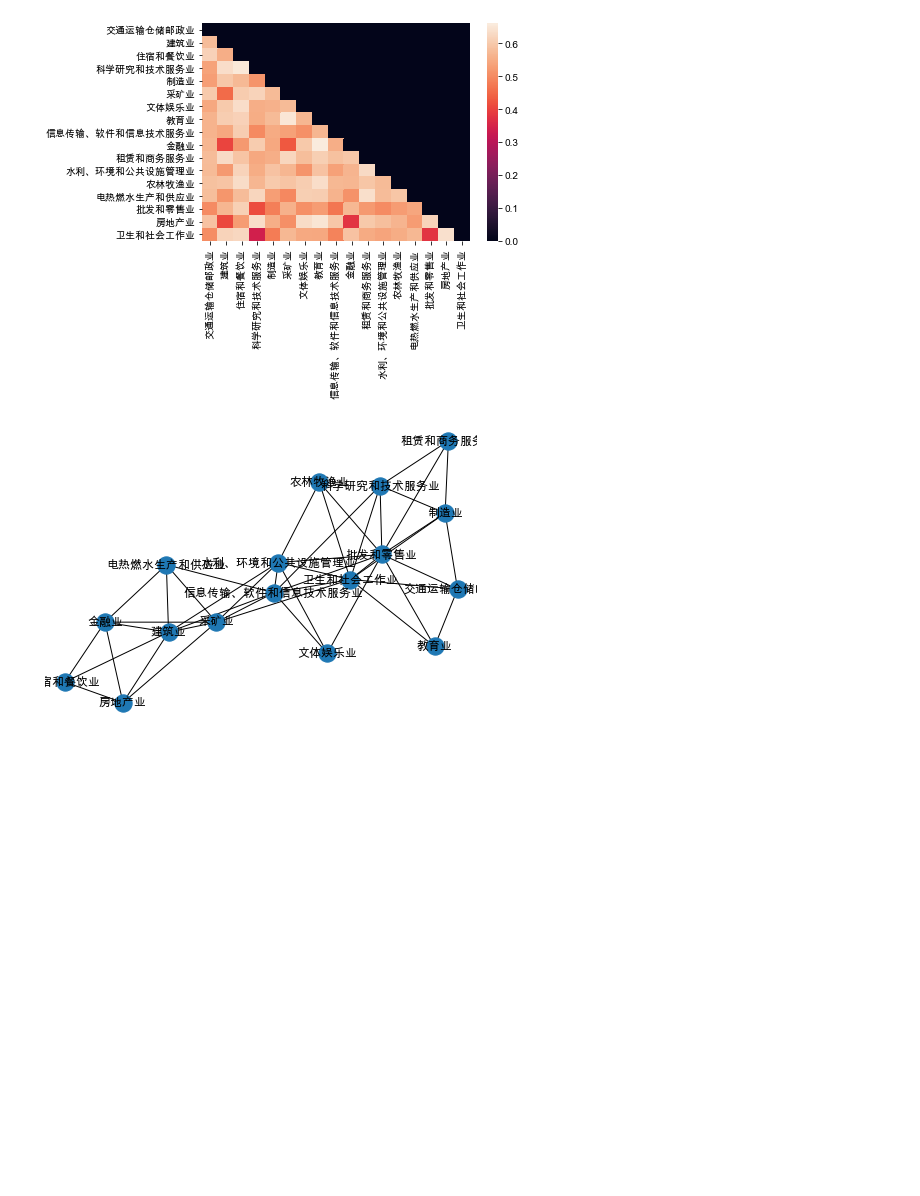
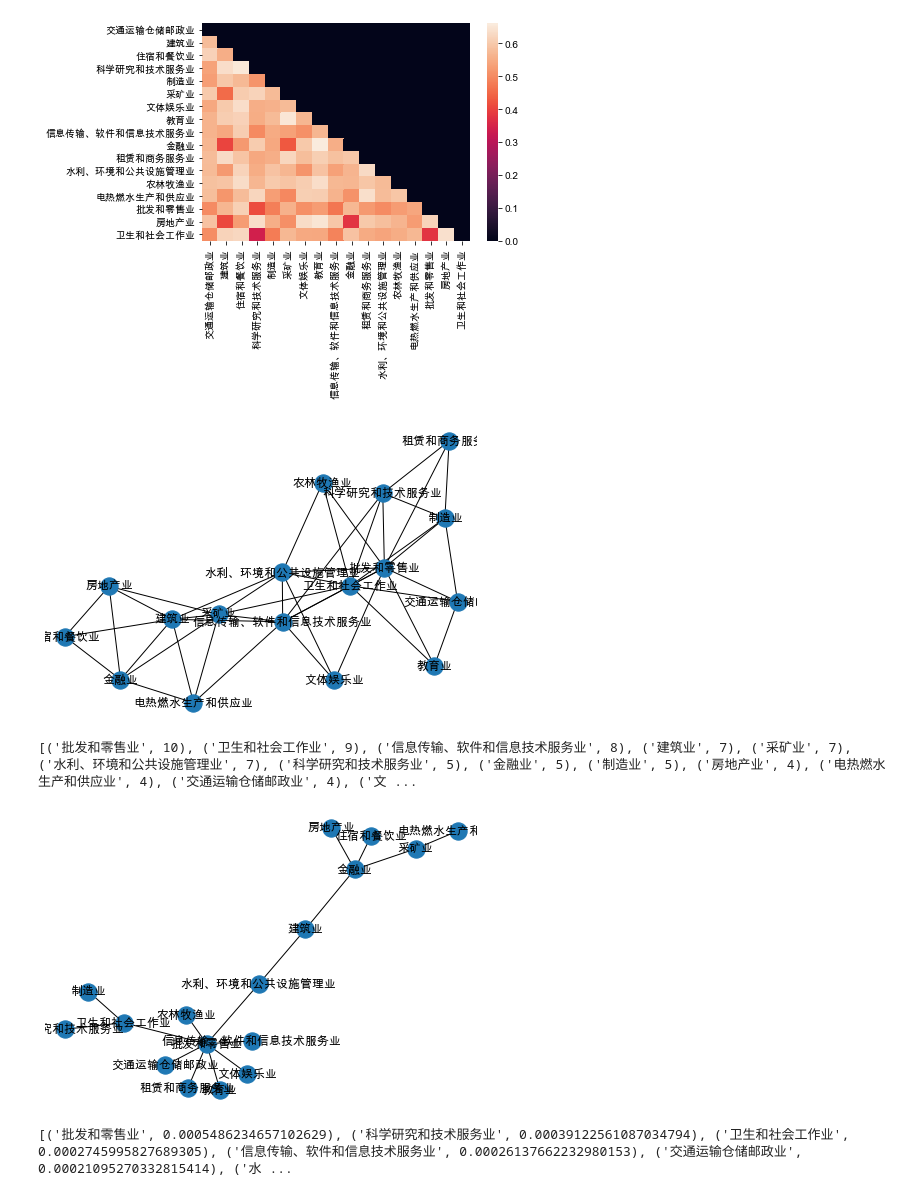
Before and after one commit to Chang-Tong/System-Risk-by-Network-View, a Jupyter notebook: CSRC INDUSTRIES/一级市场PMFG.ipynb, the cells around one changed output. Saved outputs shown, nothing was run; the diff lists cells and outputs as text; code cells hidden in the pictures; blank space fills up the shorter version.

```diff
--- a/CSRC INDUSTRIES/一级市场PMFG.ipynb
+++ b/CSRC INDUSTRIES/一级市场PMFG.ipynb
@@ -40,30 +39,92 @@ for i in range(len(s_List_flat)):
         List.append(s_List_flat[i])
 G = nx.Graph()
 G.add_weighted_edges_from(List)
 #     return G
 
 def sort_graph_edges_dist(G):
     sorted_edges = []
     tmp = sorted(G.edges(data=True), key=lambda x: x[2]['weight'], reverse = False)
     for source, dest, data in tmp: # in descending order!
         sorted_edges.append({'source': source,
                             'dest': dest,
                             'weight': data['weight']})
     return sorted_edges
 
 def compute_PMFG(G):
     PMFG = nx.Graph()
     ne_total = G.number_of_edges()
     nb_nodes = len(G.nodes)
     ne_pmfg = 3*(nb_nodes-2)
     sorted_edges = sort_graph_edges_dist(G)
     t0 = time.time()
     for i, edge in enumerate(sorted_edges):
         PMFG.add_edge(edge['source'], edge['dest'], weight = edge['weight'])
         if not planarity.is_planar(PMFG):
             PMFG.remove_edge(edge['source'], edge['dest'])
         ne = PMFG.number_of_edges()
         print("Generating PMFG... added edges in PMFG %d/%d (%.2f%%) lookup edges in G %d/%d (%.2f%%) Elapsed TIme %.2f [sec]"            %(ne, ne_pmfg, (ne/ne_pmfg)*100, i, ne_total, (i+1/ne_total)*100, time.time()-t0), end="\r")
         if ne == ne_pmfg:
             break
     return PMFG
+
+
+
+pmfg = compute_PMFG(G)
+plt.rcParams['font.sans-serif'] = ['Arial Unicode MS']
+nx.draw(pmfg,with_labels = True)
+plt.show()
+degree = dict(pmfg.degree())
+print(sorted(degree.items(), key=lambda x:x[1],reverse=True))
+
+
+mst = nx.minimum_spanning_tree(G)
+nx.draw(mst,with_labels=True)
+plt.show()
+nodes = G.nodes
+edges = dict(G.edges)
+
+
+from itertools import combinations
+
+def weight_to_corr(weight):
+    return 1-2*weight**2
+
+
+tmp = list(G.nodes)
+Impaction = {}
+for i in range(len(G.nodes)):
+    a = list(G.nodes)
+    # 除去一个节点
+    a.remove(tmp[i])
+    # 这个节点外所有的组合，随后获取其相关系数---即Cij
+    cobs = list(combinations(a,2))
+    # print('除此点外所有组合: \n',len(cobs))
+    # 获得Cik和Cjk
+    for j in range(len(cobs)):
+        C_ij_k_list = []
+        C_ij_list = []
+        try:
+            C_ik = weight_to_corr(edges[(tmp[i],cobs[j][0])]['weight'])
+        except:
+            C_ik = weight_to_corr(edges[(cobs[j][0],tmp[i])]['weight'])
+        try:
+            C_jk = weight_to_corr(edges[(tmp[i],cobs[j][1])]['weight'])
+        except:
+            C_jk = weight_to_corr(edges[(cobs[j][1],tmp[i])]['weight'])
+        try:
+            C_ij = weight_to_corr(edges[(cobs[j][0],cobs[j][1])]['weight'])
+        except:
+            C_ij = weight_to_corr(edges[(cobs[j][1],cobs[j][0])]['weight'])
+        # print(tmp[i], '分子: ',C_ij-C_ik*C_jk)
+        C_ij_k_list.append((C_ij-C_ik*C_jk)/np.sqrt((1-C_ik**2)*(1-C_jk**2)))
+        C_ij_list.append(C_ij)
+    C_ij_k_list = np.array(C_ij_k_list)
+    C_ij_list = np.array(C_ij_list)
+
+    Impaction[tmp[i]]=sum(C_ij_list-C_ij_k_list)/((2*len(G.nodes)-1)*(len(G.nodes)-2))
+print(sorted(Impaction.items(), key=lambda x:x[1],reverse=True))
+# %% [output]
+[figure, added]
+[('批发和零售业', 10), ('卫生和社会工作业', 9), ('信息传输、软件和信息技术服务业', 8), ('建筑业', 7), ('采矿业', 7), ('水利、环境和公共设施管理业', 7), ('科学研究和技术服务业', 5), ('金融业', 5), ('制造业', 5), ('房地产业', 4), ('电热燃水生产和供应业', 4), ('交通运输仓储邮政业', 4), ('文 ...
+[figure, added]
+[('批发和零售业', 0.0005486234657102629), ('科学研究和技术服务业', 0.00039122561087034794), ('卫生和社会工作业', 0.0002745995827689305), ('信息传输、软件和信息技术服务业', 0.00026137662232980153), ('交通运输仓储邮政业', 0.00021095270332815414), ('水 ...
@@ -72,6 +130,0 @@ pmfg = compute_PMFG(G)
-# %%
-# plt.figure(figsize=(10,10))
-plt.rcParams['font.sans-serif'] = ['Arial Unicode MS']
-nx.draw(pmfg,with_labels = True)
-# %% [output]
-[figure, removed]
```
Also changed, not shown: parts of 10 cells of this notebook.
